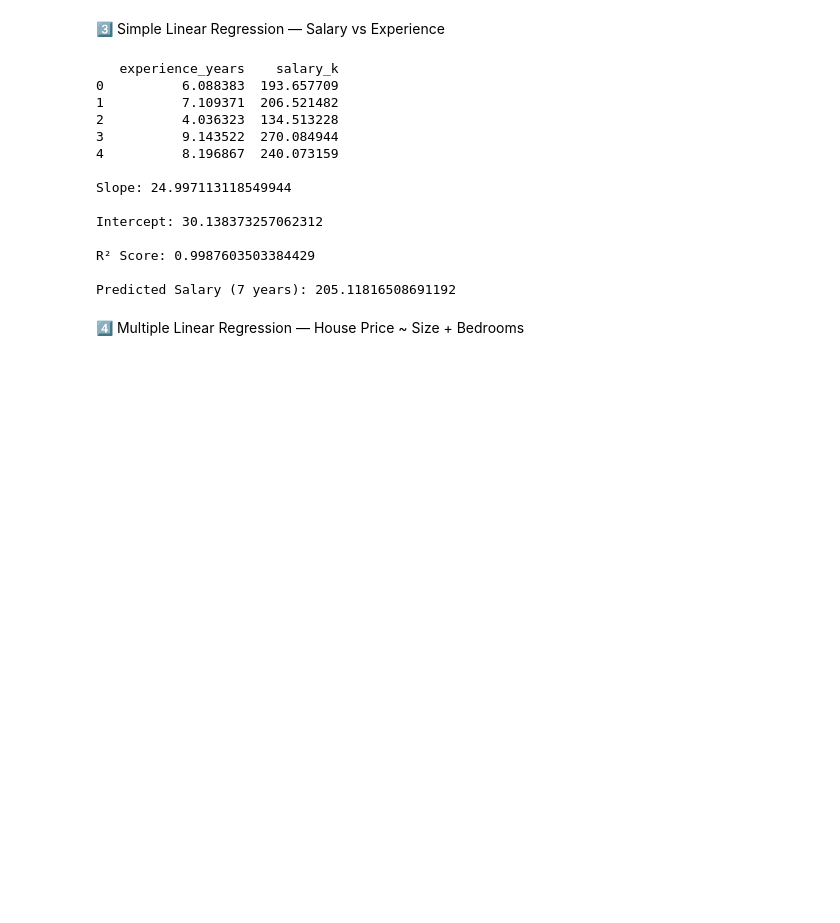
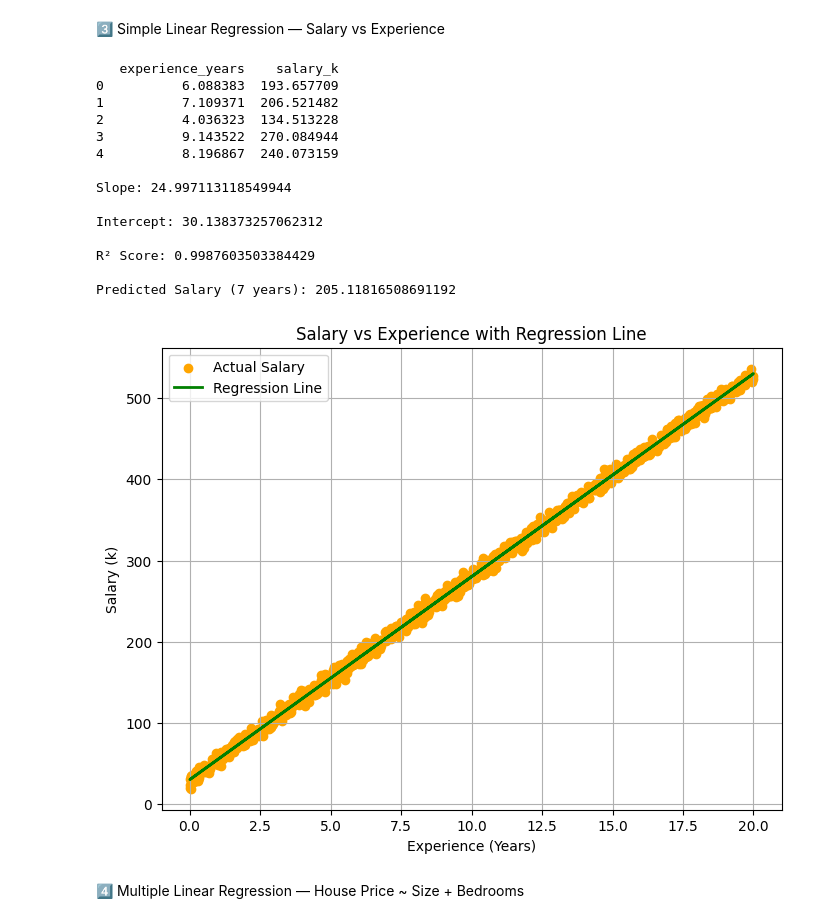
Before and after one commit to Vinotha2005/LR-PRACTISE, a Jupyter notebook: task.ipynb, the cells around one changed output. Saved outputs shown, nothing was run; the diff lists cells and outputs as text; code cells hidden in the pictures; blank space fills up the shorter version.

```diff
--- a/task.ipynb
+++ b/task.ipynb
@@ -88,33 +111,44 @@ df = pd.read_csv("salary_experience.csv")
 print(df.head())
 X = df[['experience_years']]
 y = df['salary_k']
 
 model = LinearRegression()
 model.fit(X, y)
 
 print("\nSlope:", model.coef_[0])
 print("\nIntercept:", model.intercept_)
 
 y_pred = model.predict(X)
 print("\nR² Score:", r2_score(y, y_pred))
 
 pred = model.predict(pd.DataFrame({'experience_years': [7]}))
 print("\nPredicted Salary (7 years):", pred[0])
+
+plt.figure(figsize=(8,6))
+plt.scatter(X, y, color='orange', label='Actual Salary')
+plt.plot(X, y_pred, color='green', linewidth=2, label='Regression Line')
+plt.xlabel("Experience (Years)")
+plt.ylabel("Salary (k)")
+plt.title("Salary vs Experience with Regression Line")
+plt.legend()
+plt.grid(True)
+plt.show()
 # %% [output]
    experience_years    salary_k
 0          6.088383  193.657709
 1          7.109371  206.521482
 2          4.036323  134.513228
 3          9.143522  270.084944
 4          8.196867  240.073159
 
 Slope: 24.997113118549944
 
 Intercept: 30.138373257062312
 
 R² Score: 0.9987603503384429
 
 Predicted Salary (7 years): 205.11816508691192
+[figure, added]
 # %% [markdown]
 4️⃣ Multiple Linear Regression — House Price ~ Size + Bedrooms
 # %%
```
Also changed, not shown: parts of 4 cells of this notebook.
